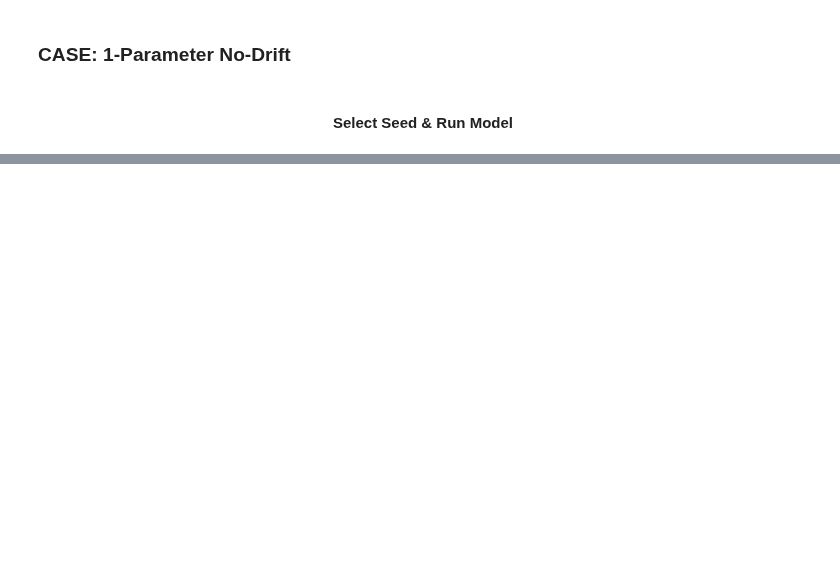
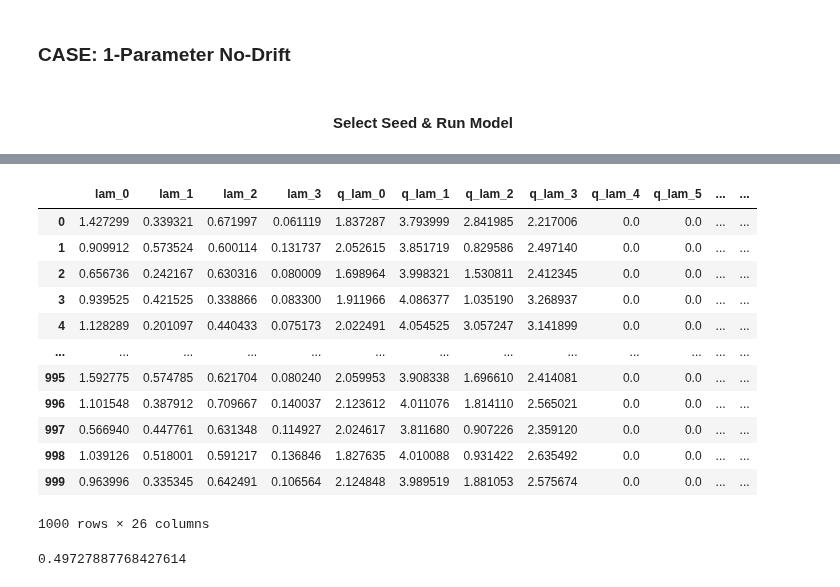
Before and after one commit to UT-CHG/pyDCI, a Jupyter notebook: notebooks/ModelClassTest.ipynb, the cells around one changed output, grey strips where cells are left out. Cells and saved outputs as stored; diff of their text form; code cells hidden in the pictures; blank space fills up the shorter version.

```diff
--- a/notebooks/ModelClassTest.ipynb
+++ b/notebooks/ModelClassTest.ipynb
@@ -132,0 +210,20 @@ state_dsstate_ds['ts'].argmax()
+# %%
+mud_prob.state
+# %% [output]
+|  | lam_0 | lam_1 | lam_2 | lam_3 | q_lam_0 | q_lam_1 | q_lam_2 | q_lam_3 | q_lam_4 | q_lam_5 | ... | ... |
+| 0 | 1.427299 | 0.339321 | 0.671997 | 0.061119 | 1.837287 | 3.793999 | 2.841985 | 2.217006 | 0.0 | 0.0 | ... | ... |
+| 1 | 0.909912 | 0.573524 | 0.600114 | 0.131737 | 2.052615 | 3.851719 | 0.829586 | 2.497140 | 0.0 | 0.0 | ... | ... |
+| 2 | 0.656736 | 0.242167 | 0.630316 | 0.080009 | 1.698964 | 3.998321 | 1.530811 | 2.412345 | 0.0 | 0.0 | ... | ... |
+| 3 | 0.939525 | 0.421525 | 0.338866 | 0.083300 | 1.911966 | 4.086377 | 1.035190 | 3.268937 | 0.0 | 0.0 | ... | ... |
+| 4 | 1.128289 | 0.201097 | 0.440433 | 0.075173 | 2.022491 | 4.054525 | 3.057247 | 3.141899 | 0.0 | 0.0 | ... | ... |
+| ... | ... | ... | ... | ... | ... | ... | ... | ... | ... | ... | ... | ... |
+| 995 | 1.592775 | 0.574785 | 0.621704 | 0.080240 | 2.059953 | 3.908338 | 1.696610 | 2.414081 | 0.0 | 0.0 | ... | ... |
+| 996 | 1.101548 | 0.387912 | 0.709667 | 0.140037 | 2.123612 | 4.011076 | 1.814110 | 2.565021 | 0.0 | 0.0 | ... | ... |
+| 997 | 0.566940 | 0.447761 | 0.631348 | 0.114927 | 2.024617 | 3.811680 | 0.907226 | 2.359120 | 0.0 | 0.0 | ... | ... |
+| 998 | 1.039126 | 0.518001 | 0.591217 | 0.136846 | 1.827635 | 4.010088 | 0.931422 | 2.635492 | 0.0 | 0.0 | ... | ... |
+| 999 | 0.963996 | 0.335345 | 0.642491 | 0.106564 | 2.124848 | 3.989519 | 1.881053 | 2.575674 | 0.0 | 0.0 | ... | ... |
+1000 rows × 26 columns
+# %%
+mud_prob.expected_ratio()
+# %% [output]
+0.49727887768427614
```
Also changed, not shown: parts of 13 cells of this notebook, 16 other files.
